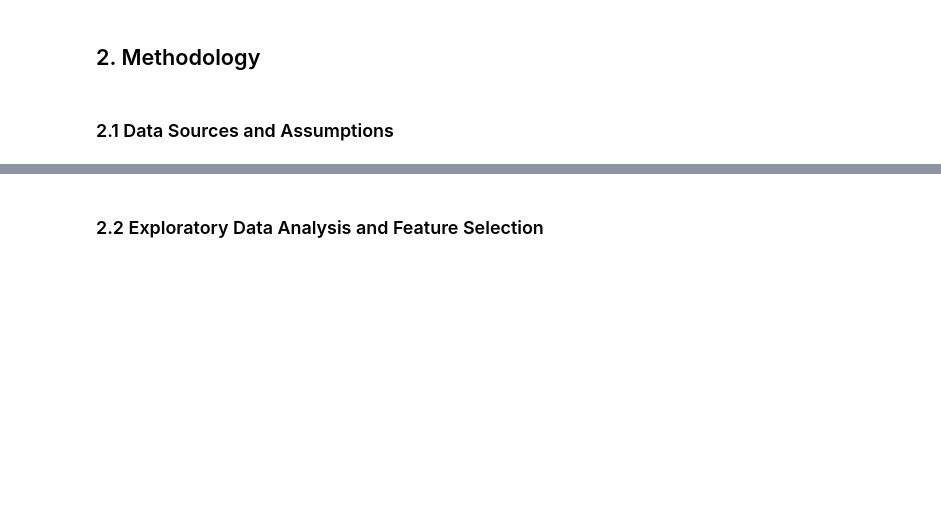
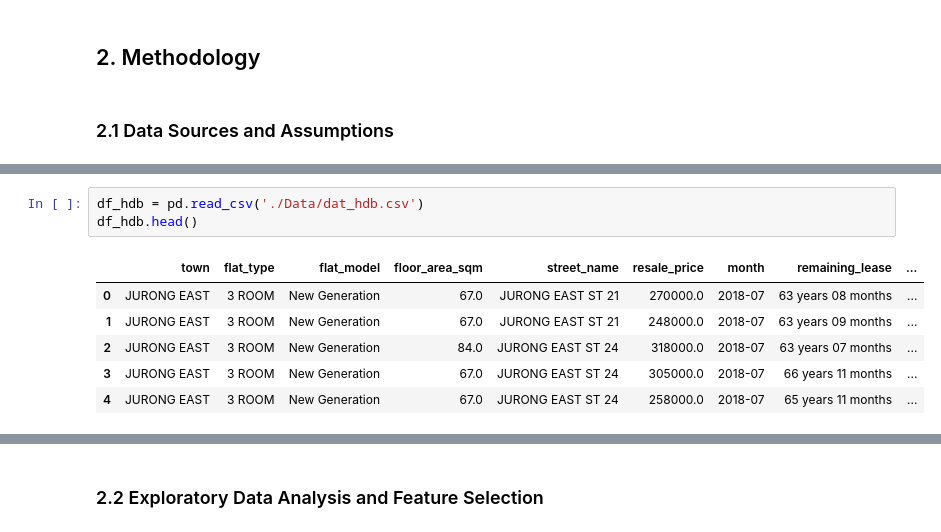
Before and after one commit to sciai-ai/HDB_Flat_Resale_Price_Prediction, a Jupyter notebook: Report - Resale Price Prediction of HDB Resale Flats in Singapore.ipynb, the cells around one changed output, grey strips where cells are left out. Cells and saved outputs as stored; diff of their text form; blank space fills up the shorter version.

```diff
--- a/Report - Resale Price Prediction of HDB Resale Flats in Singapore.ipynb
+++ b/Report - Resale Price Prediction of HDB Resale Flats in Singapore.ipynb
@@ -39,0 +92,10 @@ In view of the relative high transaction volume of HDB resale flats and free mar
+# %%
+df_hdb = pd.read_csv('./Data/dat_hdb.csv')
+df_hdb.head()
+# %% [output]
+|  | town | flat_type | flat_model | floor_area_sqm | street_name | resale_price | month | remaining_lease | ... |
+| 0 | JURONG EAST | 3 ROOM | New Generation | 67.0 | JURONG EAST ST 21 | 270000.0 | 2018-07 | 63 years 08 months | ... |
+| 1 | JURONG EAST | 3 ROOM | New Generation | 67.0 | JURONG EAST ST 21 | 248000.0 | 2018-07 | 63 years 09 months | ... |
+| 2 | JURONG EAST | 3 ROOM | New Generation | 84.0 | JURONG EAST ST 24 | 318000.0 | 2018-07 | 63 years 07 months | ... |
+| 3 | JURONG EAST | 3 ROOM | New Generation | 67.0 | JURONG EAST ST 24 | 305000.0 | 2018-07 | 66 years 11 months | ... |
+| 4 | JURONG EAST | 3 ROOM | New Generation | 67.0 | JURONG EAST ST 24 | 258000.0 | 2018-07 | 65 years 11 months | ... |
```
Also changed, not shown: parts of 62 cells of this notebook.
